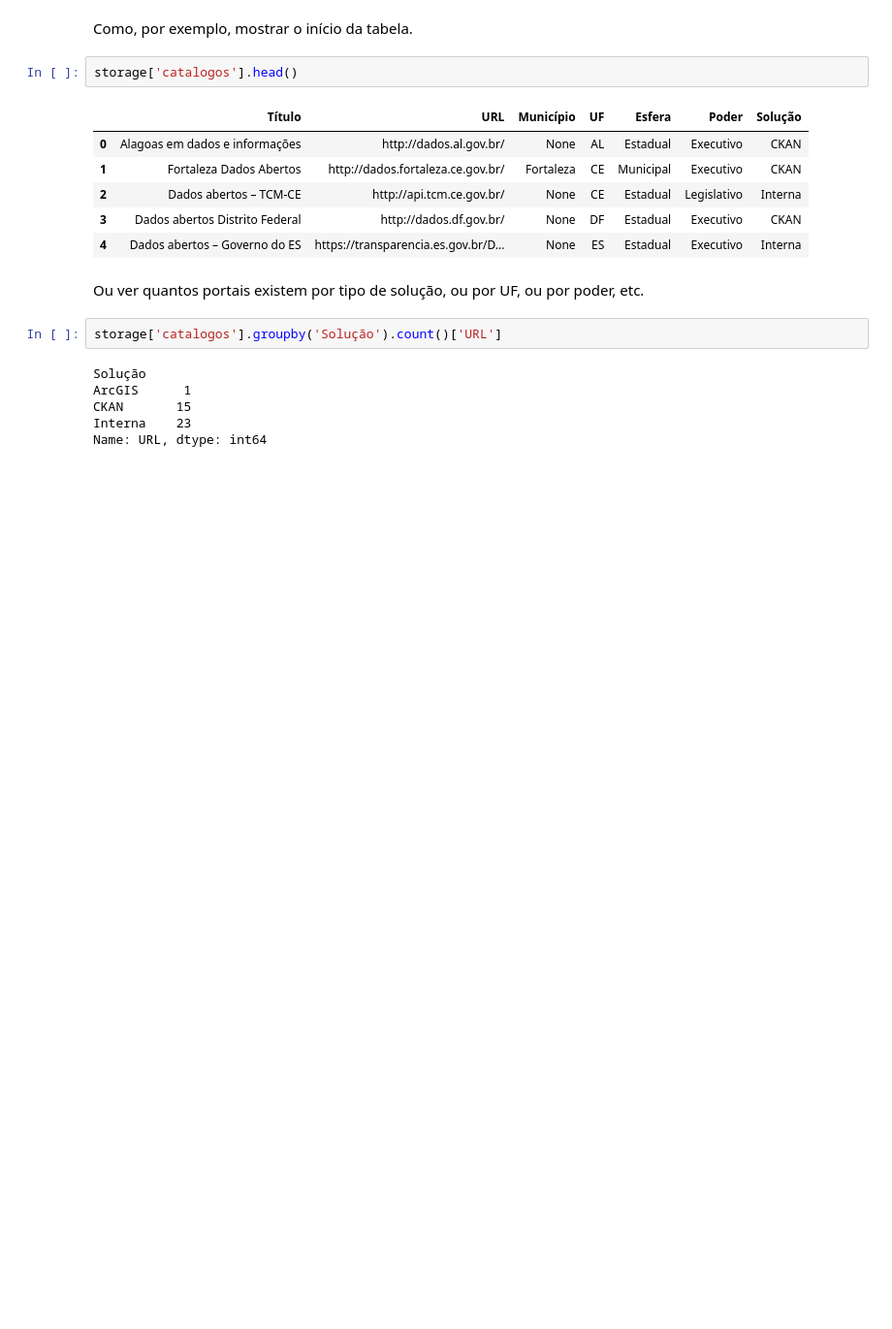
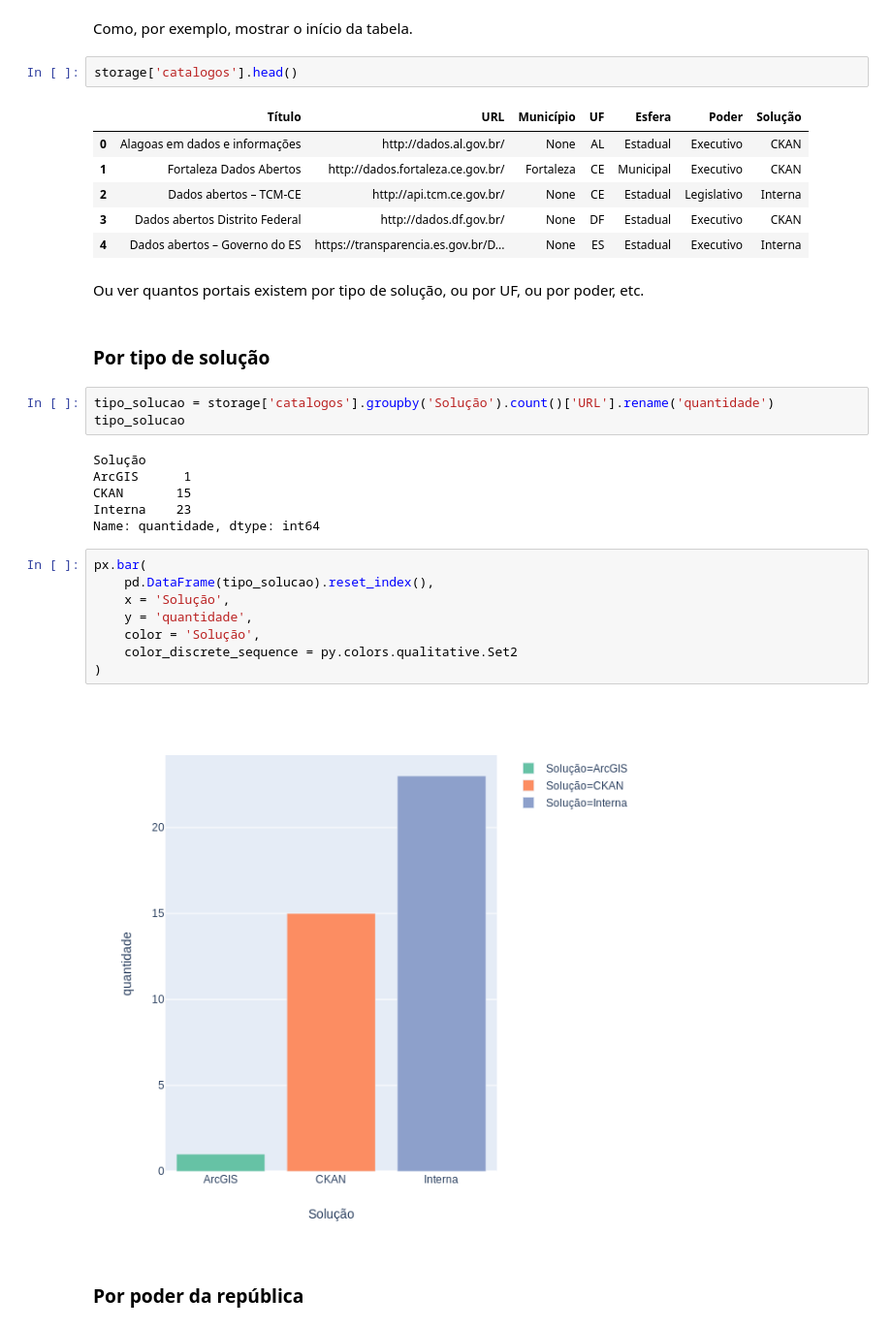
Before and after one commit to dadosgovbr/catalogos-dados-brasil, a Jupyter notebook: scripts/uso/como-usar-com-o-pandas.ipynb, the cells around one changed output. Shown at 97% size. Cells and saved outputs as stored; diff of their text form; blank space fills up the shorter version.

Commit message:
acrescenta visualização dos dados

```diff
--- a/scripts/uso/como-usar-com-o-pandas.ipynb
+++ b/scripts/uso/como-usar-com-o-pandas.ipynb
@@ -89,12 +113,27 @@ storage['catalogos'].head()
 # %% [markdown]
 Ou ver quantos portais existem por tipo de solução, ou por UF, ou por poder,
 etc.
+# %% [markdown]
+### Por tipo de solução
 # %%
-storage['catalogos'].groupby('Solução').count()['URL']
+tipo_solucao = storage['catalogos'].groupby('Solução').count()['URL'].rename('quantidade')
+tipo_solucao
 # %% [output]
 Solução
 ArcGIS      1
 CKAN       15
 Interna    23
-Name: URL, dtype: int64
+Name: quantidade, dtype: int64
+# %%
+px.bar(
+    pd.DataFrame(tipo_solucao).reset_index(),
+    x = 'Solução',
+    y = 'quantidade',
+    color = 'Solução',
+    color_discrete_sequence = py.colors.qualitative.Set2
+)
+# %% [output]
+[figure, added]
+# %% [markdown]
+### Por poder da república
 # %%
```
Also changed, not shown: parts of 17 cells of this notebook, 1 other file.
